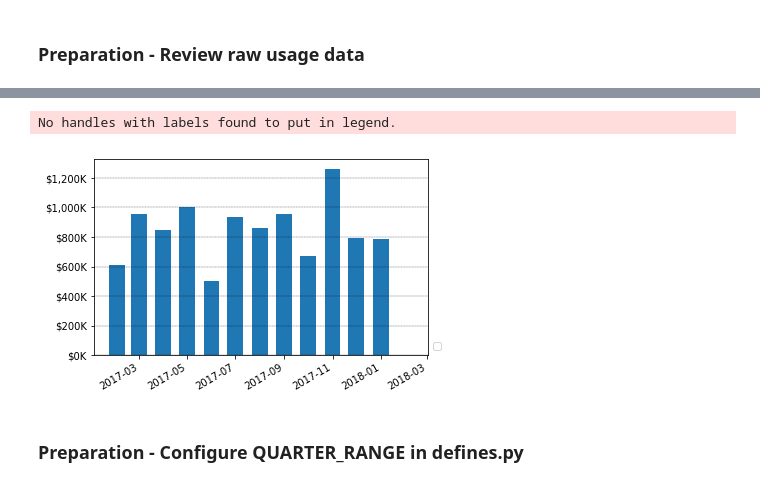
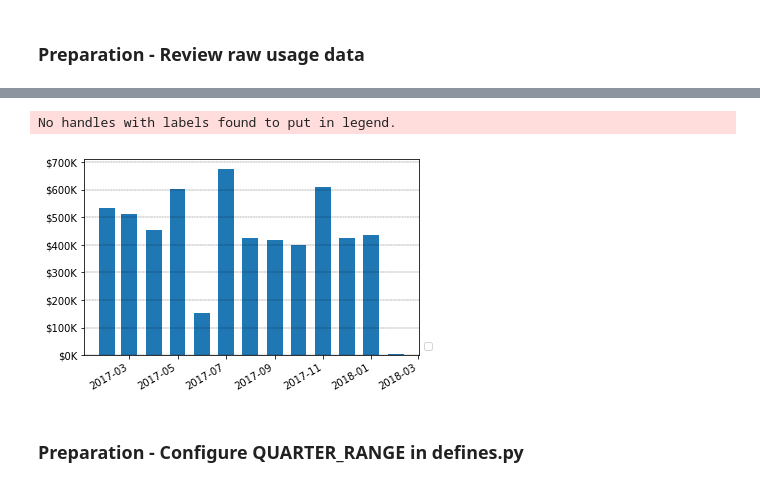
Before and after one commit to k1fukumoto/vcpp-data, a Jupyter notebook: report/NTT_Booking_Report.ipynb, the cells around one changed output, grey strips where cells are left out. Cells and saved outputs as stored; diff of their text form; code cells hidden in the pictures.

```diff
--- a/report/NTT_Booking_Report.ipynb
+++ b/report/NTT_Booking_Report.ipynb
@@ -15,4 +15,4 @@ CSV_FILE = '../data/GAM Booking Report 20180209.csv'
 
 df_raw = pd.read_csv(CSV_FILE,encoding="ISO-8859-1",parse_dates=['Order Date'])
 
-df_vspp = df_raw[df_raw['Product SKU'].str.match(r'.*VSPP*')]
+df_vspp = df_raw[df_raw['Product SKU'].str.match(r'.*VSPP*')].copy()
@@ -40,13 +19,25 @@ for k, _df in df_vspp.groupby(['Fiscal Quarter','Fiscal Month Name','Fiscal Week
-# %%
-def first_date_of_month(x):
-    if(math.isnan(x.year)):
-        return math.nan
-    else:
-        return datetime.date(x.year,x.month,1)
-
-
-CMO_month = list(map(lambda x: first_date_of_month(pd.Timestamp(x)),df_vspp['Cmo'].values))
-df_vspp['CMO_month'] = pd.Series(CMO_month,index=df_vspp.index)
+# %%
+month_map = {
+    ('18Q1','Feb'): datetime.date(2017,2,1),
+    ('18Q1', 'Mar'): datetime.date(2017,3,1),
+    ('18Q1', 'Apr'): datetime.date(2017,4,1),
+    ('18Q2', 'May'): datetime.date(2017,5,1),
+    ('18Q2', 'Jun'): datetime.date(2017,6,1),
+    ('18Q2', 'Jul'): datetime.date(2017,7,1),
+    ('18Q3', 'Aug'): datetime.date(2017,8,1),
+    ('18Q3', 'Sep'): datetime.date(2017,9,1),
+    ('18Q3', 'Oct'): datetime.date(2017,10,1),
+    ('18Q4', 'Nov'): datetime.date(2017,11,1),
+    ('18Q4', 'Dec'): datetime.date(2017,12,1),
+    ('18Q4', 'Jan'): datetime.date(2018,1,1),
+    ('19Q1', 'Feb'): datetime.date(2018,2,1),
+}
+
+month_list = []
+for r in df_vspp[['Fiscal Quarter','Fiscal Month Name']].values:
+    month_list.append(month_map[(r[0],r[1])])
+
+df_vspp['Month'] = pd.Series(month_list,index=df_vspp.index)
 # %%
 ntt_showcase = set([x.upper() for x in [
     'NTT America',
@@ -69,36 +60,36 @@ ntt_showcase = set([x.upper() for x in [
     'NTT Communications Corporation Singapore Office',
     'NTT Communications Russia',
     'NTT Europe',
     'NTT Europe Limited',
     'NTT Europe Ltd',
     'NTT EUROPE ONLINE GMBH',
     'NTT MSC Sdn Bhd',
     'NTT NEOMEIT Corporation',
     'NTT Singapore PTE Ltd',
     'NTT SMARTCONNECT Corporation',
     'NTTPC Communications,Inc.'
 ]])
 
 ntt_all = set(df_vspp[df_vspp['Reseller'].str.match(r'.*NTT*')]['Reseller'].drop_duplicates().values)
 
 #def pr_mark(f):
 #    return '*' if f else '-'
 #for sp in (sorted(resellers | ntt_showcase)):
 #    print("{:64s} {} {}".format(sp,pr_mark(sp in ntt_showcase),pr_mark(sp in resellers)))
 
 
-f = list(map(lambda x: x in ntt_all, df_vspp['Reseller'].values))
-s_rev = df_vspp[f].groupby('CMO_month')['Detail Total'].sum()
+f = list(map(lambda x: x in ntt_showcase, df_vspp['Reseller'].values))
+s_rev = df_vspp[f].groupby('Month')['Detail Total'].sum()
 
 
 #s_rev = df_vspp[df_vspp['Reseller'].str.match(r'.*DIMENSION*')].groupby('CMO_month')['Detail Total'].sum()
 plt.bar(s_rev.index,s_rev.values,width=20)
 
 ph.format_trend_chart()
 plt.show()
 # %% [output]
 No handles with labels found to put in legend.
-[figure, old version]
+[figure, new version]
 # %% [markdown]
 ### Preparation - Configure QUARTER_RANGE in defines.py
 # %%
```
Also changed, not shown: parts of 1 cell of this notebook.
